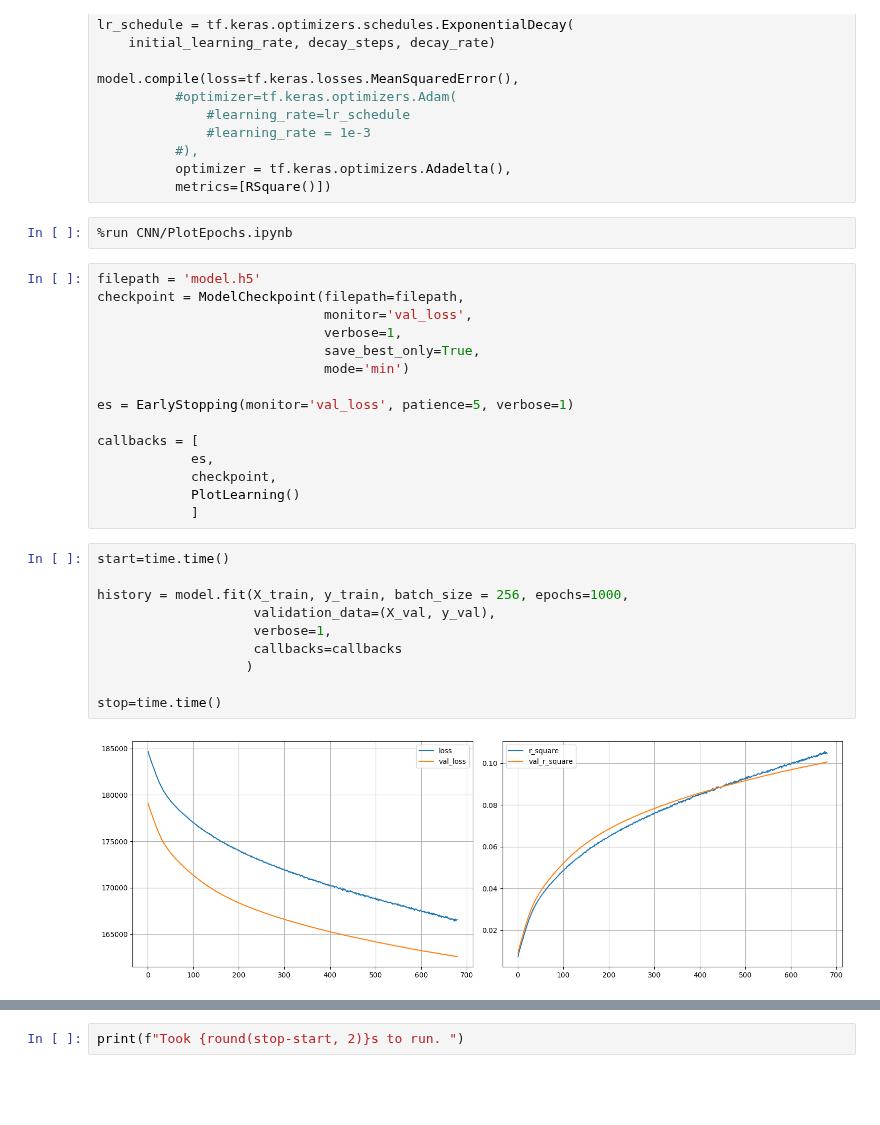
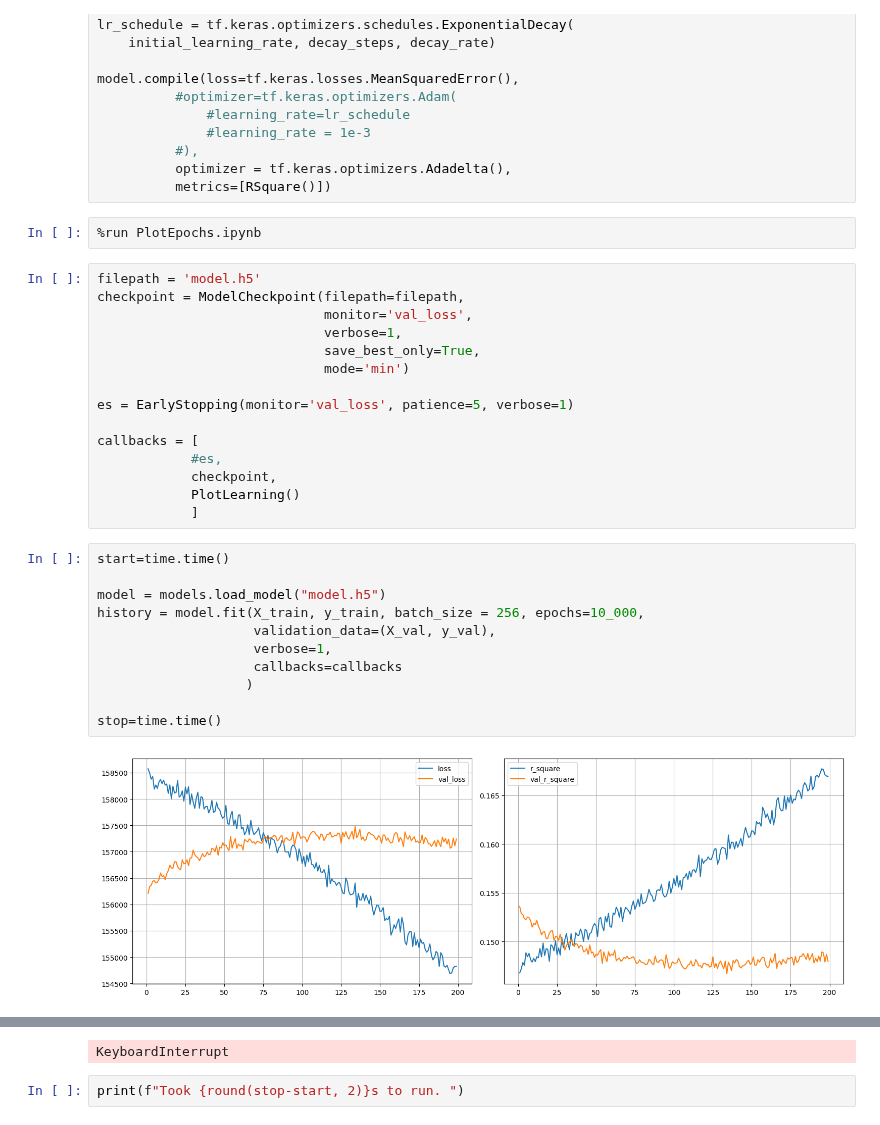
Before and after one commit to Tristan-Amadei/chess-moveAnalysis, a Jupyter notebook: Code/CNN/CNN.ipynb, the cells around one changed output, grey strips where cells are left out. Cells and saved outputs as stored; diff of their text form; blank space fills up the shorter version.

```diff
--- a/Code/CNN/CNN.ipynb
+++ b/Code/CNN/CNN.ipynb
@@ -233,7 +221,7 @@ model.compile(loss=tf.keras.losses.MeanSquaredError(),
           optimizer = tf.keras.optimizers.Adadelta(),
           metrics=[RSquare()])
 # %%
-%run CNN/PlotEpochs.ipynb
+%run PlotEpochs.ipynb
 # %%
 filepath = 'model.h5'
 checkpoint = ModelCheckpoint(filepath=filepath,
@@ -245,19 +233,20 @@ checkpoint = ModelCheckpoint(filepath=filepath,
 es = EarlyStopping(monitor='val_loss', patience=5, verbose=1)
 
 callbacks = [
-            es,
+            #es,
             checkpoint,
             PlotLearning()
             ]
 # %%
 start=time.time()
 
-history = model.fit(X_train, y_train, batch_size = 256, epochs=1000,
+model = models.load_model("model.h5")
+history = model.fit(X_train, y_train, batch_size = 256, epochs=10_000,
                     validation_data=(X_val, y_val),
                     verbose=1,
                     callbacks=callbacks
                    )
 
 stop=time.time()
 # %% [output]
-[figure, old version]
+[figure, new version]
@@ -266,3 +255,4 @@ Epoch 680/1000
+KeyboardInterrupt
 # %%
 print(f"Took {round(stop-start, 2)}s to run. ")
 # %%
```
Also changed, not shown: parts of 7 cells of this notebook, 3 other files.
